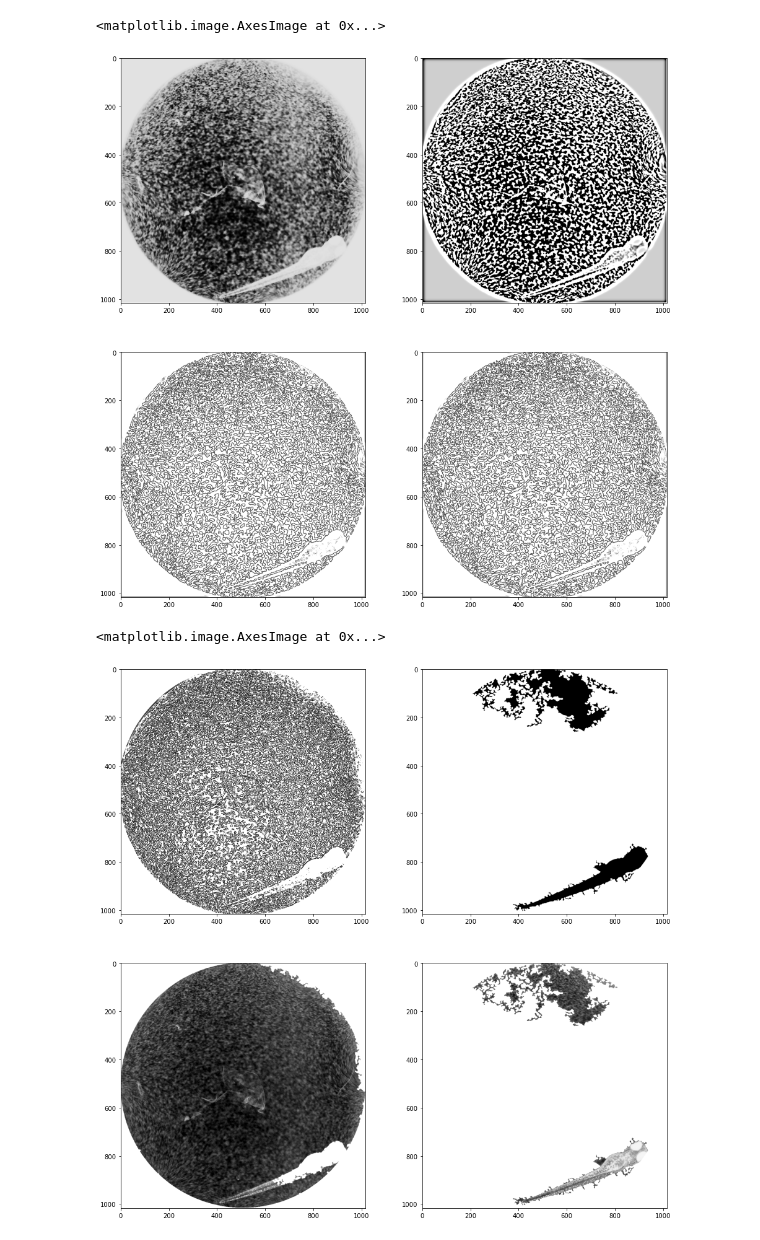
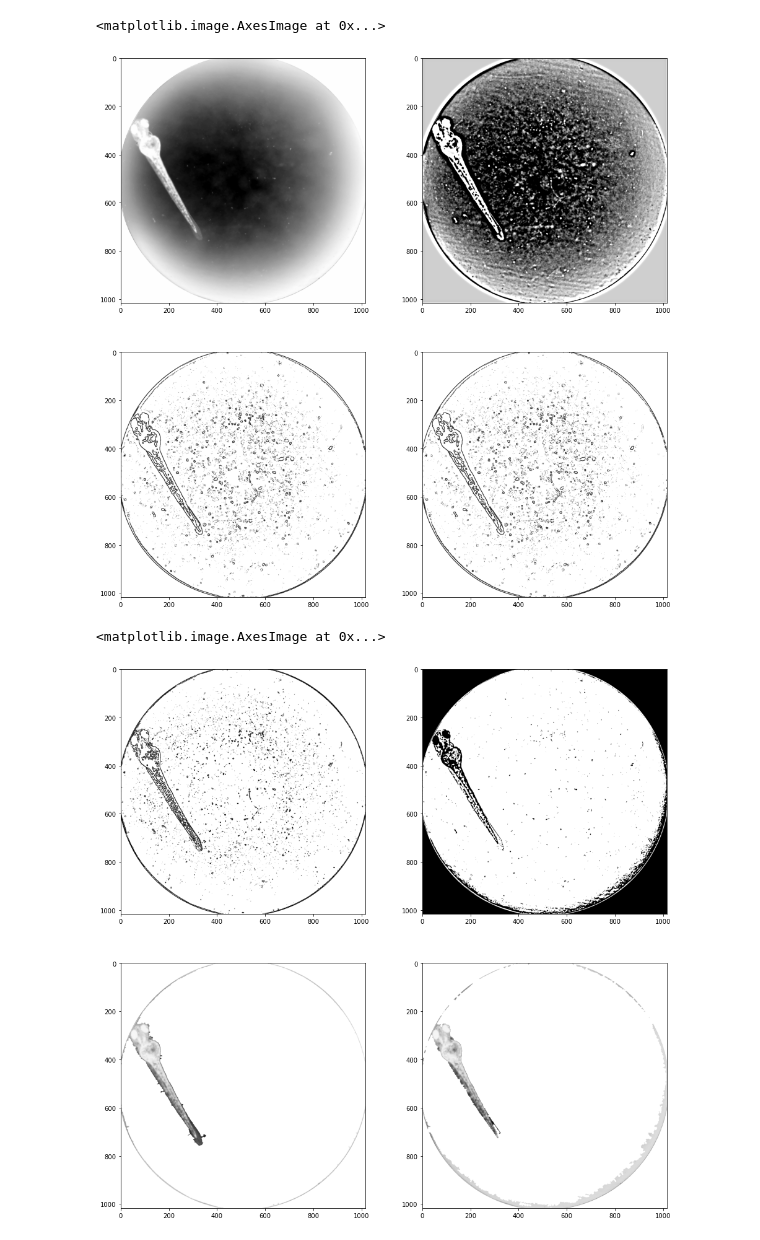
Before and after one commit to gimesia/zebrafisher, a Jupyter notebook: __jupyter__/new_find_fish.ipynb, the cells around one changed output. Cells and saved outputs as stored; diff of their text form; code cells hidden in the pictures.

```diff
--- a/__jupyter__/new_find_fish.ipynb
+++ b/__jupyter__/new_find_fish.ipynb
@@ -12,7 +17,7 @@ from src.models import InputImage
 from src.utils import keep_largest_object, keep_second_largest_object
 from src.well.find_well_props import find_well_props
 # %%
-input_img = InputImage("zf3.czi")
+input_img = InputImage("zf11.czi")
 
 input_img.processed = normalize_0_255(input_img.processed)
 input_img.processed = np.uint8(input_img.processed)
@@ -48,7 +53,4 @@ _____________________________________________________________
 # %%
-from skimage.restoration import denoise_wavelet
-from skimage.filters.ridges import frangi, meijering
-
 masked = input_img.well_props.mask.cropped_masked
 
 a = equalize_hist(masked)
@@ -64,10 +66,8 @@ ax[2].imshow(d, 'binary')
 ax[3].imshow(d, 'binary')
 # %% [output]
 <matplotlib.image.AxesImage at 0x...>
-[figure, old version]
+[figure, new version]
 # %%
-from skimage.filters.thresholding import threshold_triangle
-
 um_a = 40
 um_r = 2
 wiener_size = (5, 5)
@@ -81,39 +81,37 @@ def way_1(img):
     return yen_th(d_)
 
 
-def way_2(img):
+def way_2(img, mask=None):
     a_ = equalize_hist(img)
     b_ = unsharp_mask(a_, amount=um_a, radius=um_r)
     c_ = wiener(b_, wiener_size)
     d_ = threshold_triangle(c_) > c_
+    if mask is not None:
+        d_ = d_ * mask
     return d_
 # %%
 w1 = way_1(input_img.well_props.mask.cropped_masked)
-w2 = way_2(input_img.well_props.mask.cropped_masked) * input_img.well_props.mask.cropped
+w2 = way_2(input_img.well_props.mask.cropped_masked)
 
 w1_menisc = get_menisc(w1, input_img.well_props.mask.cropped)
 w2_menisc = get_menisc(w2, input_img.well_props.mask.cropped)
 # %%
-from skimage.morphology import binary_closing
-from scipy.ndimage import binary_fill_holes
-
-
 se = disk(3)
 
 w1_klo = remove_small_objects(remove_small_holes(binary_closing(w1, se), area_threshold=w1.size * 0.05),
-                              min_size=w1.size * 0.01) * input_img.well_props.mask.cropped
+                              min_size=w1.size * 0.01)  # * input_img.well_props.mask.cropped
 w2_klo = remove_small_objects(remove_small_holes(binary_closing(w2, se), area_threshold=w2.size * 0.05),
-                              min_size=w1.size * 0.01) * input_img.well_props.mask.cropped
+                              min_size=w1.size * 0.01)  # * input_img.well_props.mask.cropped
 
 fig, ax = plt.subplots(nrows=2, ncols=2, figsize=(16, 16))
 ax = ax.ravel()
 ax[0].imshow(w1, 'binary')
-ax[1].imshow(w2_klo, 'binary')
+ax[1].imshow(w2, 'binary')
 ax[2].imshow(w1_klo * input_img.well_props.mask.cropped_masked, 'binary')
 ax[3].imshow(w2_klo * input_img.well_props.mask.cropped_masked, 'binary')
 # %% [output]
 <matplotlib.image.AxesImage at 0x...>
-[figure, old version]
+[figure, new version]
 # %%
 def _2x2(binary_img: np.ndarray):
     remaining_binary_img = binary_img.copy()
```
Also changed, not shown: parts of 7 cells of this notebook, 1 other file.
